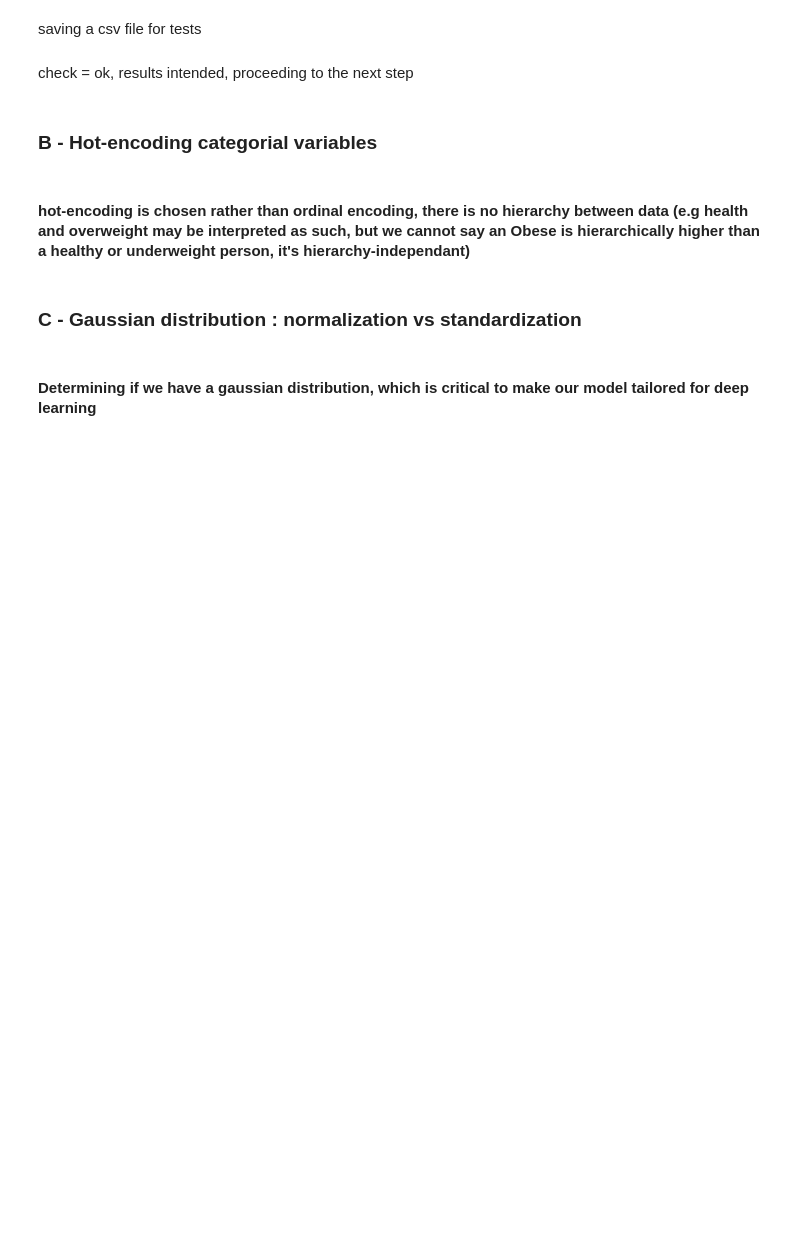
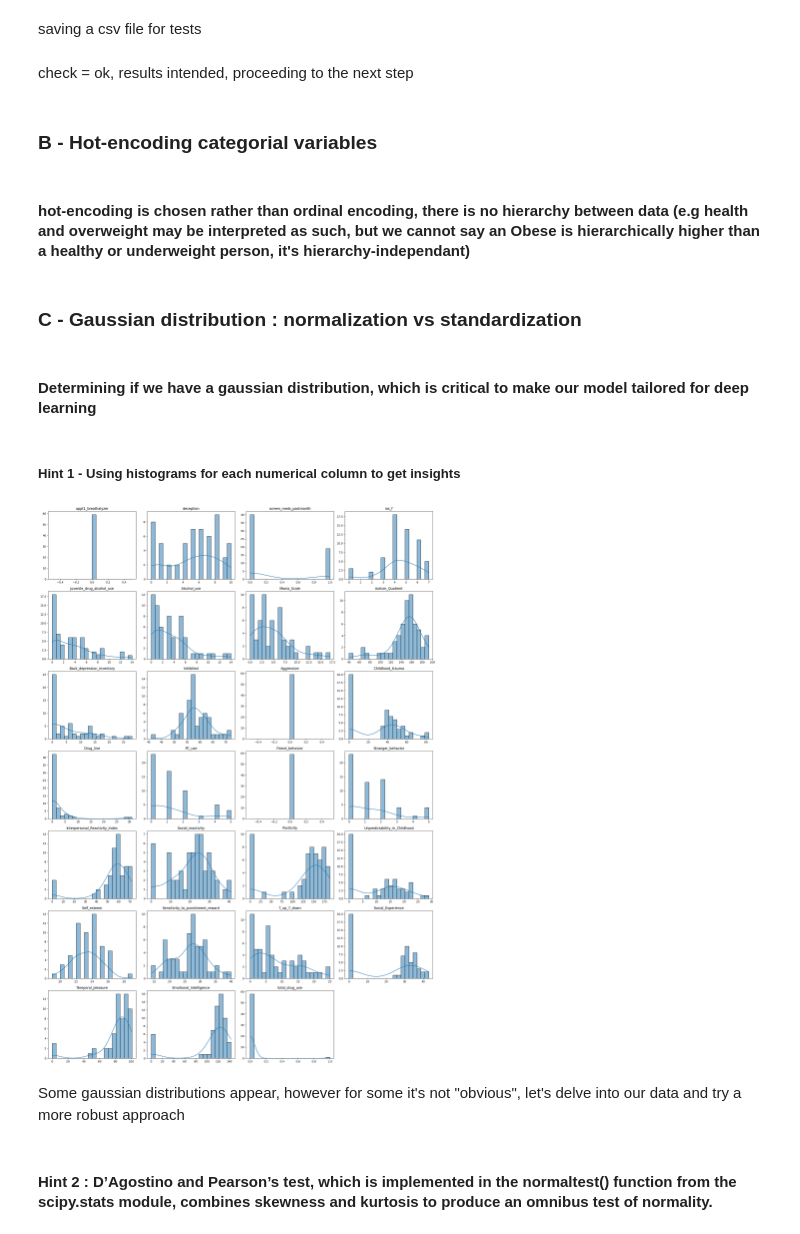
Before and after one commit to CenturyGhost/Neuroscience, a Jupyter notebook: I_preprocessing/step1.ipynb, the cells around one changed output. Cells and saved outputs as stored; diff of their text form; code cells hidden in the pictures; blank space fills up the shorter version.

```diff
--- a/I_preprocessing/step1.ipynb
+++ b/I_preprocessing/step1.ipynb
@@ -269,3 +227,29 @@ for column in categorical_columns:
 ### C - Gaussian distribution : normalization vs standardization
 # %% [markdown]
 #### Determining if we have a gaussian distribution, which is critical to make our model tailored for deep learning
+# %% [markdown]
+##### Hint 1 - Using histograms for each numerical column to get insights
+# %%
+# Select only numeric columns for histogram plotting
+numeric_cols = combined_df.select_dtypes(include=[np.number])
+
+num_columns = len(numeric_cols.columns)
+num_rows = int(np.ceil(num_columns / 4))  # Adjust the number of columns per row
+
+plt.figure(figsize=(20, 4 * num_rows))
+
+for i, column in enumerate(numeric_cols.columns):
+    plt.subplot(num_rows, 4, i + 1)  # Adjust the grid size (rows, cols, index)
+    sns.histplot(numeric_cols[column], bins=20, kde=True)
+    plt.title(f'{column}')
+    plt.xlabel('')
+    plt.ylabel('')
+
+plt.tight_layout()
+plt.show()
+# %% [output]
+[figure, added]
+# %% [markdown]
+Some gaussian distributions appear, however for some it's not "obvious", let's delve into our data and try a more robust approach
+# %% [markdown]
+#### Hint 2 : D’Agostino and Pearson’s test, which is implemented in the normaltest() function from the scipy.stats module, combines skewness and kurtosis to produce an omnibus test of normality.
```
Also changed, not shown: parts of 9 cells of this notebook.
